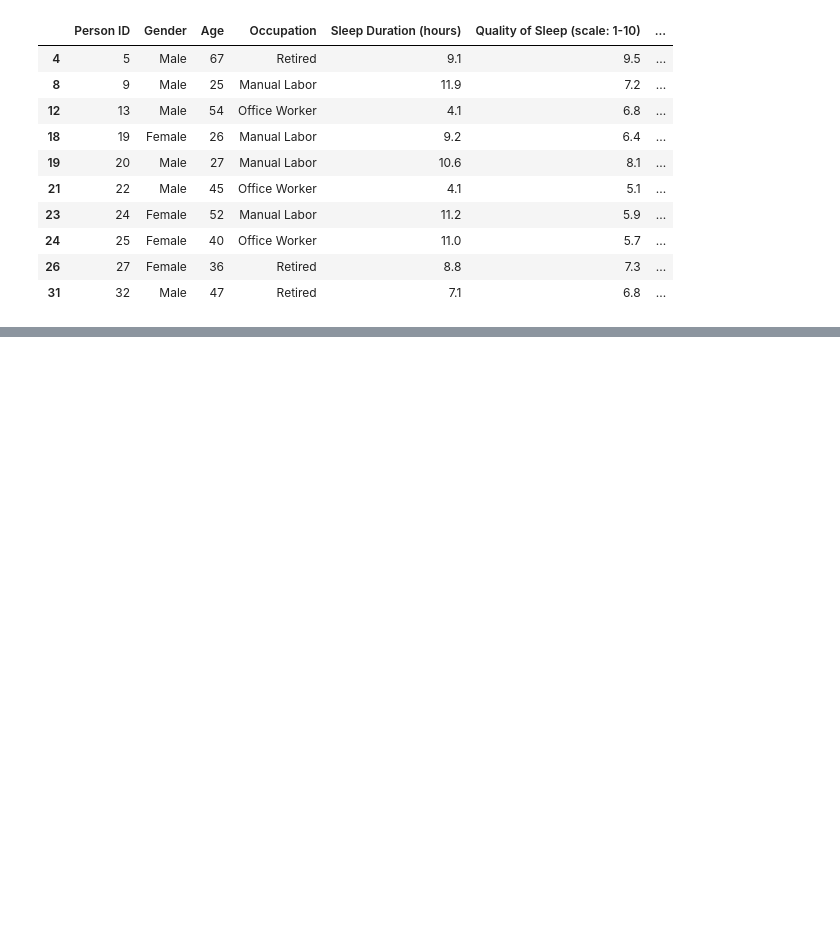
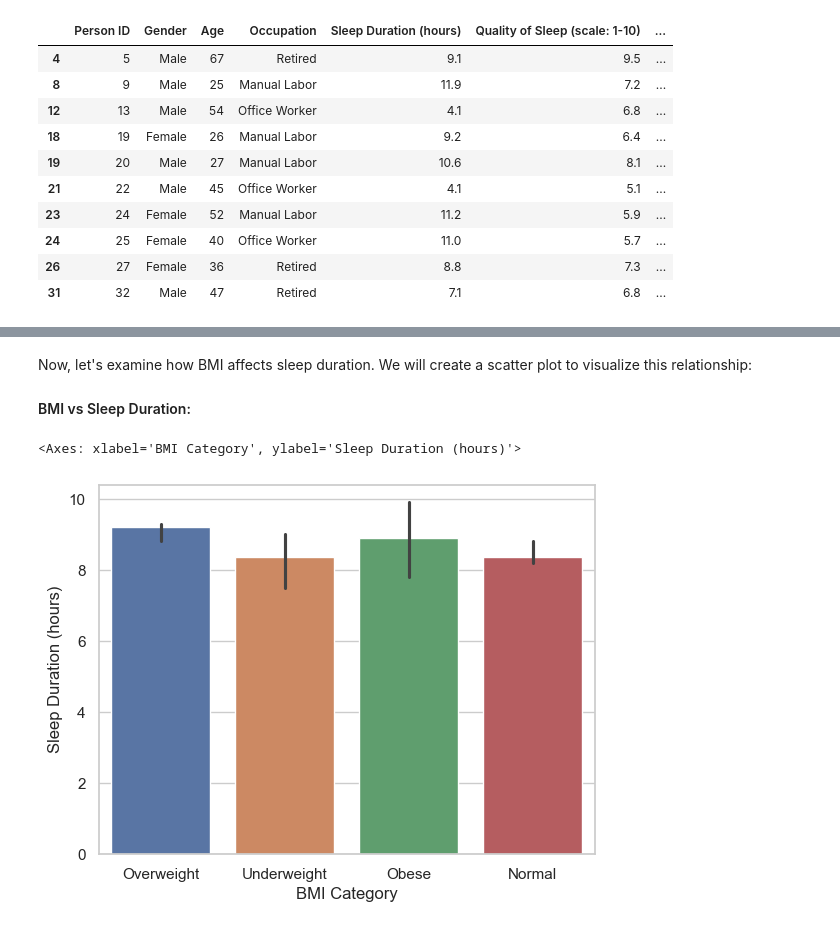
Before and after one commit to fisherlul/fisherlul.github.io, a Jupyter notebook: Personal proj/analysis.ipynb, the cells around one changed output, grey strips where cells are left out. Cells and saved outputs as stored; diff of their text form; code cells hidden in the pictures; blank space fills up the shorter version.

Commit message:
Updates on Data Analysis project

```diff
--- a/Personal proj/analysis.ipynb
+++ b/Personal proj/analysis.ipynb
@@ -50,0 +113,11 @@ sleep_health_cleaned.head(10)
+# %% [markdown]
+Now, let's examine how BMI affects sleep duration. We will create a scatter plot to visualize this relationship:
+
+#### BMI vs Sleep Duration:
+# %%
+sns.set_theme(style="whitegrid")
+sns.barplot(data=sleep_health_cleaned, x='BMI Category', y='Sleep Duration (hours)',
+            palette=sns.color_palette(), estimator=np.median, errorbar=('ci', 45), hue='BMI Category', legend=False)
+# %% [output]
+<Axes: xlabel='BMI Category', ylabel='Sleep Duration (hours)'>
+[figure, added]
```
Also changed, not shown: parts of 18 cells of this notebook, 1 other file.
